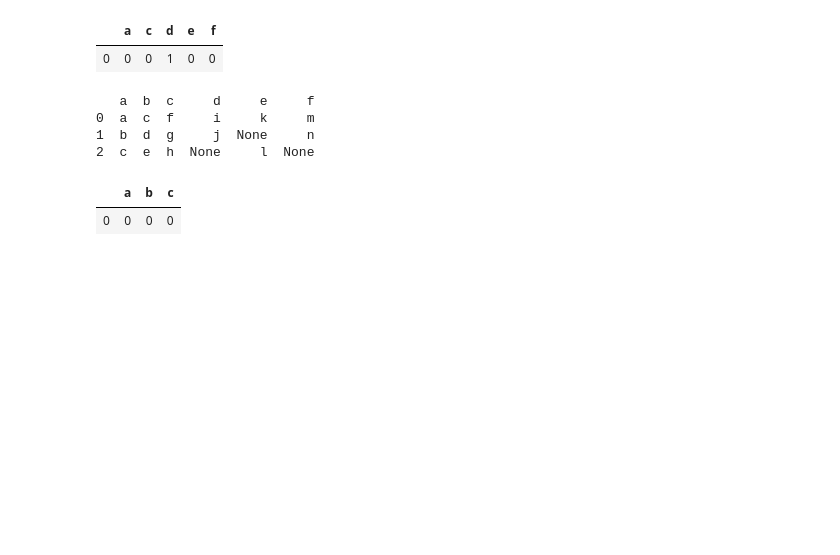
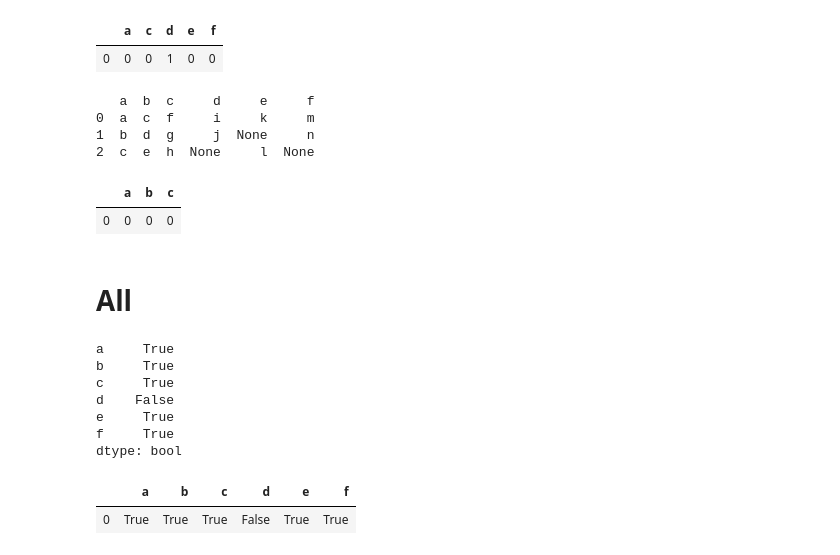
Before and after one commit to najafmurtaza/Analytica, a Jupyter notebook: Test Lib.ipynb, the cells around one changed output. Saved outputs shown, nothing was run; the diff lists cells and outputs as text; code cells hidden in the pictures; blank space fills up the shorter version.

Commit message:
added `all` and `any` method
To properly format the returned result to bool type, added `_convert_to_proper` internal function.

```diff
--- a/Test Lib.ipynb
+++ b/Test Lib.ipynb
@@ -569,3 +569,18 @@ alt_df2.argmin()
 2  c  e  h  None     l  None
 |  | a | b | c |
 | 0 | 0 | 0 | 0 |
+# %% [markdown]
+# All
+# %%
+print(pd_df.all())
+alt_df.all()
+# %% [output]
+a     True
+b     True
+c     True
+d    False
+e     True
+f     True
+dtype: bool
+|  | a | b | c | d | e | f |
+| 0 | True | True | True | False | True | True |
```
Also changed, not shown: parts of 30 cells of this notebook, 2 other files.
